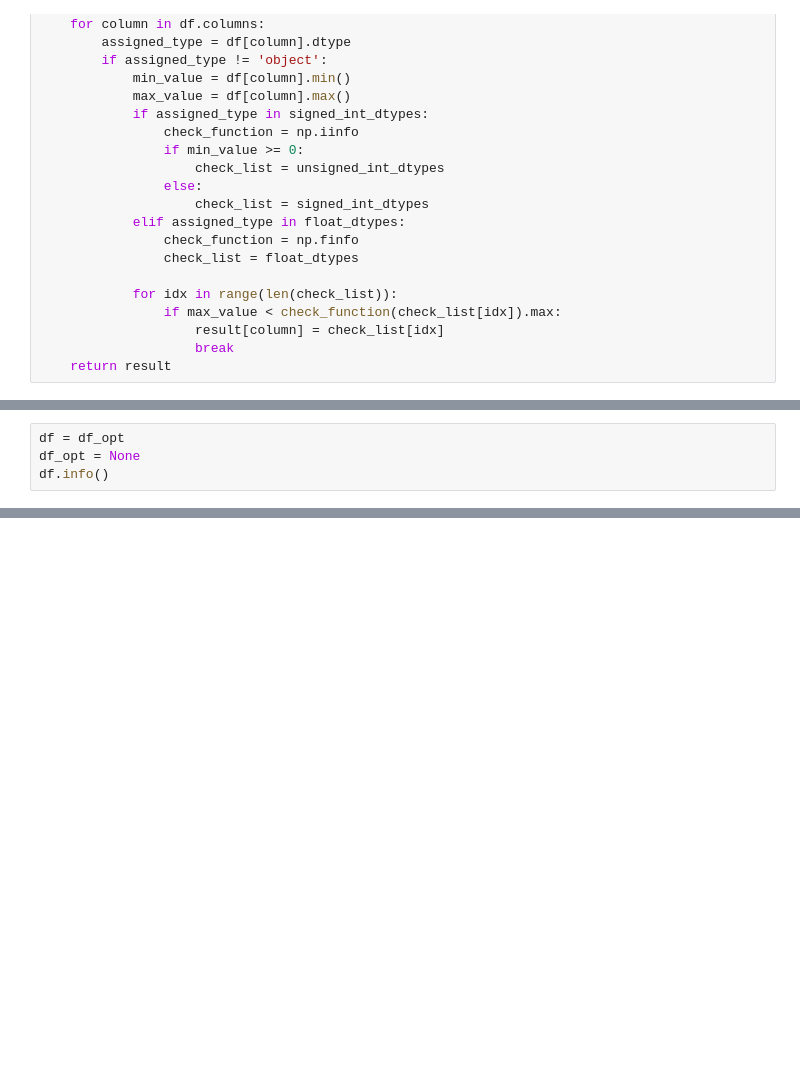
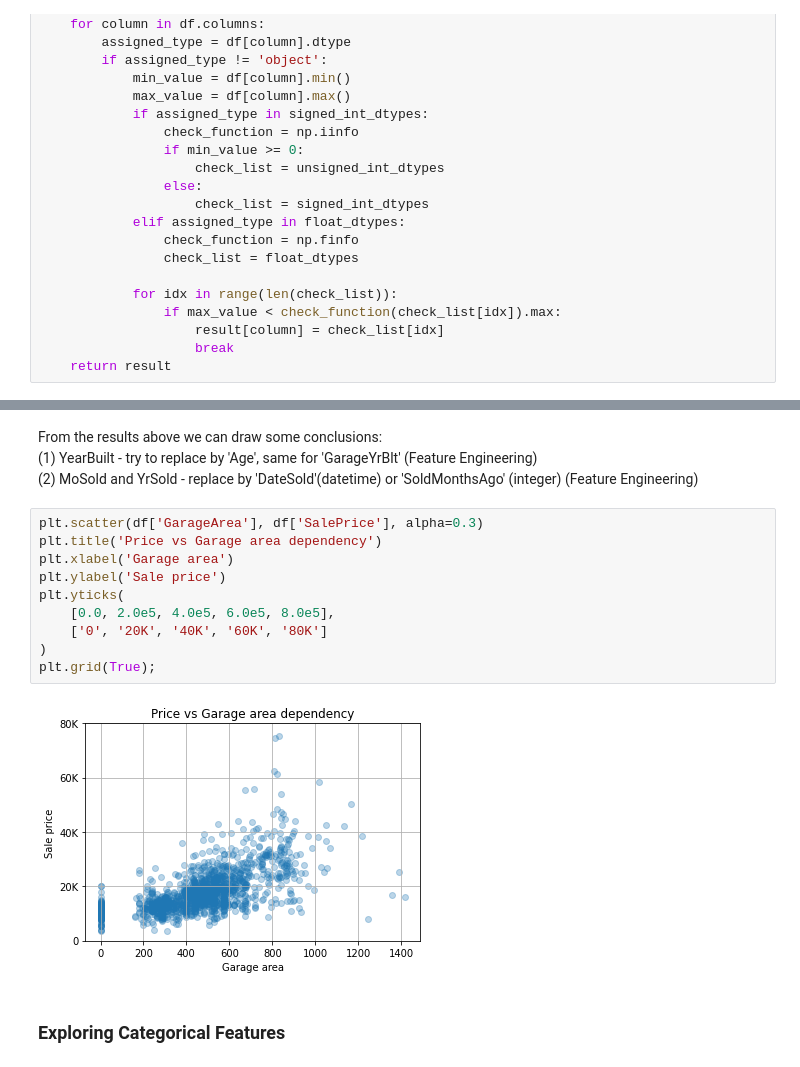
Before and after one commit to sharuhinda/adv_regression_example, a Jupyter notebook: data_exploration.ipynb, the cells around one changed output, grey strips where cells are left out. Saved outputs shown, nothing was run; the diff lists cells and outputs as text; blank space fills up the shorter version.

```diff
--- a/data_exploration.ipynb
+++ b/data_exploration.ipynb
@@ -158,4 +194,0 @@ memory usage: 586.1+ KB
-# %%
-df = df_opt
-df_opt = None
-df.info()
@@ -254,0 +379,18 @@ sns.relplot(data=df, x='LotArea', y='SalePrice')
+# %% [markdown]
+From the results above we can draw some conclusions:
+(1) YearBuilt - try to replace by 'Age', same for 'GarageYrBlt' (Feature Engineering)
+(2) MoSold and YrSold - replace by 'DateSold'(datetime) or 'SoldMonthsAgo' (integer) (Feature Engineering)
+# %%
+plt.scatter(df['GarageArea'], df['SalePrice'], alpha=0.3)
+plt.title('Price vs Garage area dependency')
+plt.xlabel('Garage area')
+plt.ylabel('Sale price')
+plt.yticks(
+    [0.0, 2.0e5, 4.0e5, 6.0e5, 8.0e5],
+    ['0', '20K', '40K', '60K', '80K']
+)
+plt.grid(True);
+# %% [output]
+[figure, added]
+# %% [markdown]
+### Exploring Categorical Features
```
Also changed, not shown: parts of 165 cells of this notebook, 4 other files.
